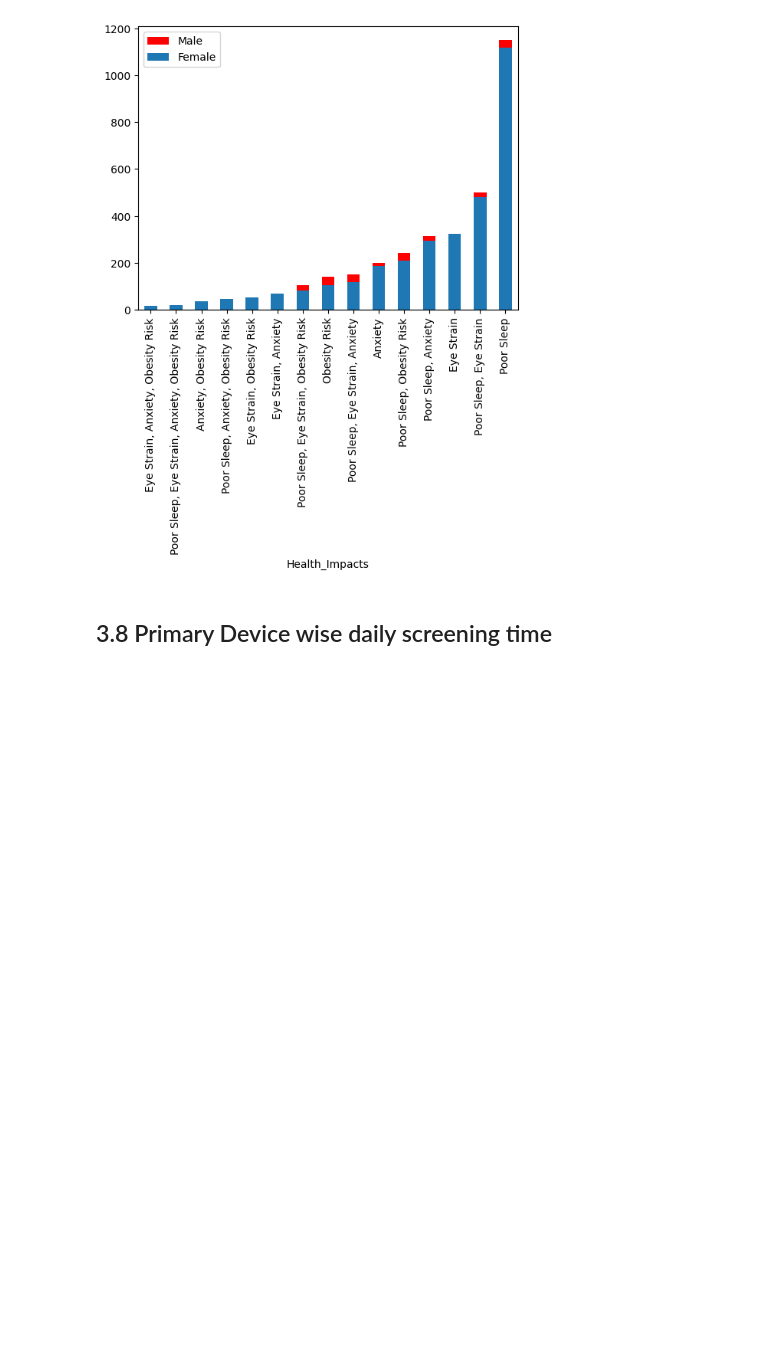
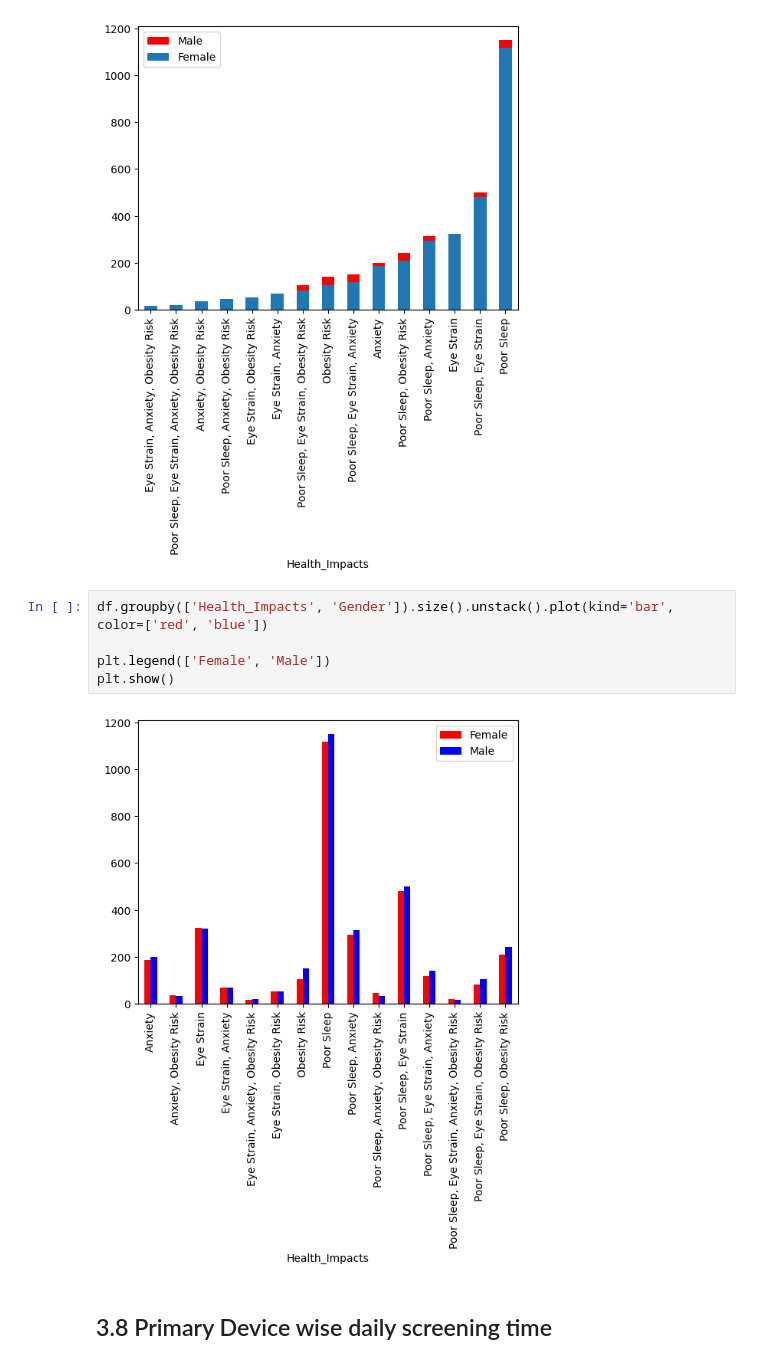
Before and after one commit to gurusharansaini/Machine-Learning, a Jupyter notebook: ML CONSEPTS/EDA/EXERCISE 6/Untitled.ipynb, the cells around one changed output. Drawn from its saved outputs; the diff is of its cells as text; blank space fills up the shorter version.

```diff
--- a/ML CONSEPTS/EDA/EXERCISE 6/Untitled.ipynb
+++ b/ML CONSEPTS/EDA/EXERCISE 6/Untitled.ipynb
@@ -291,6 +291,13 @@ plt.legend()
 plt.show()
 # %% [output]
 [figure]
+# %%
+df.groupby(['Health_Impacts', 'Gender']).size().unstack().plot(kind='bar', color=['red', 'blue'])
+
+plt.legend(['Female', 'Male'])
+plt.show()
+# %% [output]
+[figure, added]
 # %% [markdown]
 ## 3.8 Primary Device wise daily screening time <span id='3.8'></span>
 # %%
```
Also changed, not shown: parts of 11 cells of this notebook, 10 other files.
